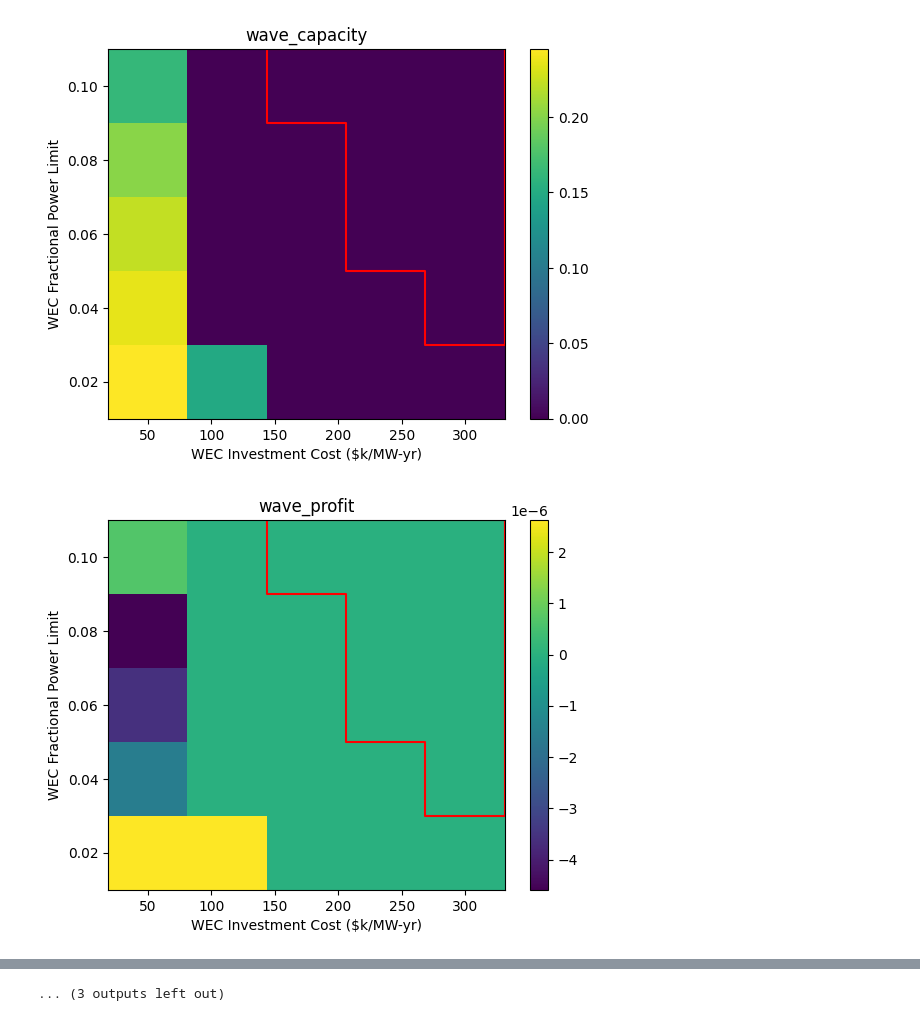
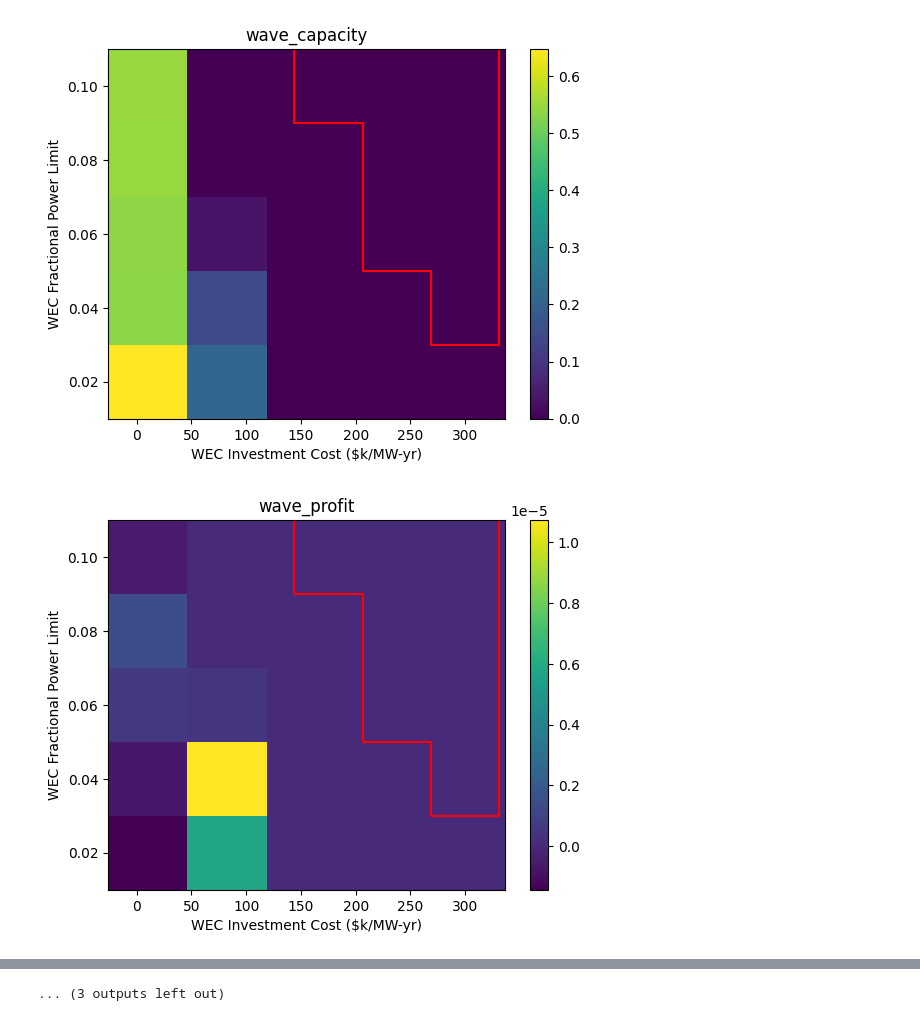
Before and after one commit to symbiotic-engineering/WEC-DECIDER, a Jupyter notebook: modules/CEM/analyze_results.ipynb, the cells around one changed output, grey strips where cells are left out. Cells and saved outputs as stored; diff of their text form; code cells hidden in the pictures.

```diff
--- a/modules/CEM/analyze_results.ipynb
+++ b/modules/CEM/analyze_results.ipynb
@@ -3,8 +3,9 @@ import matplotlib.pyplot as plt
 import pandas as pd
 import numpy as np
 import os
+##no package issues
 
-inputs = pd.read_csv('replacements_v1.csv')
+inputs = pd.read_csv('replacements.csv')
 result_folders = ['Cases_TDR=0', 'Cases_TDRCO2=0', 'Cases_TDRCO2_On']
 output_cols = ['system_cost', 'carbon', 'wave_capacity','wave_profit']
 outputs = pd.DataFrame(index=inputs.index, columns=output_cols)
@@ -159,5 +160,5 @@ Outputs for Cases_TDRCO2=0:
-[figure, old version]
+[figure, new version]
-[figure, old version]
+[figure, new version]
 Outputs for Cases_TDRCO2_On:
           system_cost           carbon wave_capacity wave_profit
 0   3787702338.096014   4382699.189534      0.279063         0.0
```
Also changed, not shown: parts of 1 cell of this notebook.
